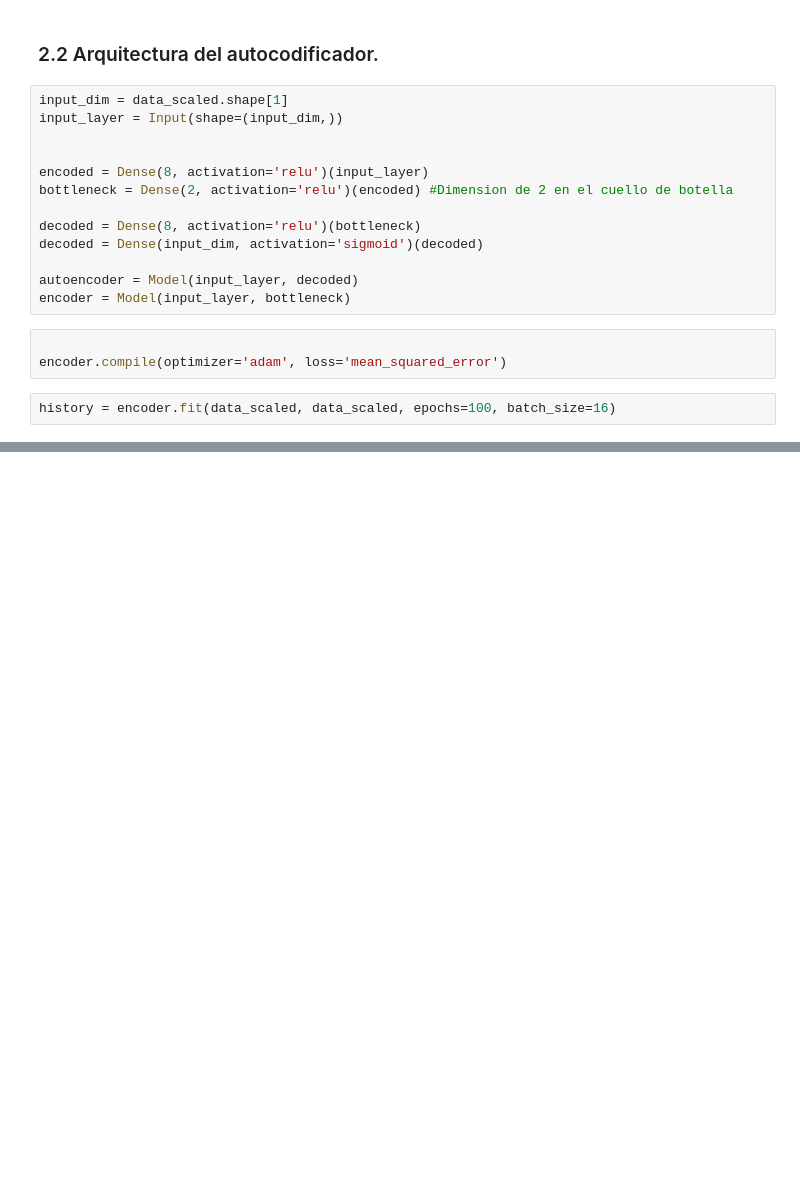
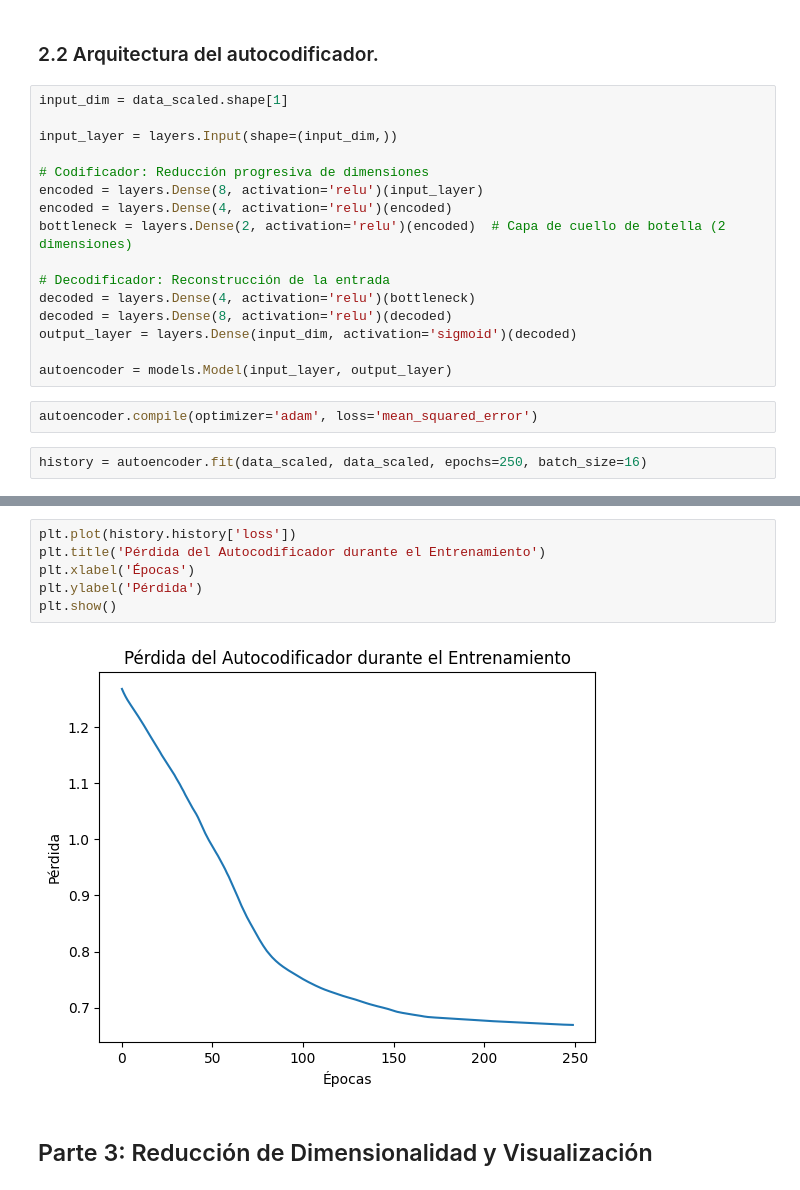
Before and after one commit to Kojimena/DS-L5, a Jupyter notebook: l5.ipynb, the cells around one changed output, grey strips where cells are left out. Saved outputs shown, nothing was run; the diff lists cells and outputs as text; blank space fills up the shorter version.

```diff
--- a/l5.ipynb
+++ b/l5.ipynb
@@ -123,19 +121,21 @@ from tensorflow.keras.optimizers.legacy import SGD
 ### 2.2 Arquitectura del autocodificador.
 # %%
 input_dim = data_scaled.shape[1]
-input_layer = Input(shape=(input_dim,))
 
+input_layer = layers.Input(shape=(input_dim,))
 
-encoded = Dense(8, activation='relu')(input_layer)
-bottleneck = Dense(2, activation='relu')(encoded) #Dimension de 2 en el cuello de botella
+# Codificador: Reducción progresiva de dimensiones
+encoded = layers.Dense(8, activation='relu')(input_layer)
+encoded = layers.Dense(4, activation='relu')(encoded)
+bottleneck = layers.Dense(2, activation='relu')(encoded)  # Capa de cuello de botella (2 dimensiones)
 
-decoded = Dense(8, activation='relu')(bottleneck)
-decoded = Dense(input_dim, activation='sigmoid')(decoded)
+# Decodificador: Reconstrucción de la entrada
+decoded = layers.Dense(4, activation='relu')(bottleneck)
+decoded = layers.Dense(8, activation='relu')(decoded)
+output_layer = layers.Dense(input_dim, activation='sigmoid')(decoded)
 
-autoencoder = Model(input_layer, decoded)
-encoder = Model(input_layer, bottleneck)
+autoencoder = models.Model(input_layer, output_layer)
 # %%
-
-encoder.compile(optimizer='adam', loss='mean_squared_error')
+autoencoder.compile(optimizer='adam', loss='mean_squared_error')
 # %%
-history = encoder.fit(data_scaled, data_scaled, epochs=100, batch_size=16)
+history = autoencoder.fit(data_scaled, data_scaled, epochs=250, batch_size=16)
@@ -144,0 +189,10 @@ metricas
+# %%
+plt.plot(history.history['loss'])
+plt.title('Pérdida del Autocodificador durante el Entrenamiento')
+plt.xlabel('Épocas')
+plt.ylabel('Pérdida')
+plt.show()
+# %% [output]
+[figure, added]
+# %% [markdown]
+## Parte 3: Reducción de Dimensionalidad y Visualización
```
Also changed, not shown: parts of 13 cells of this notebook.
